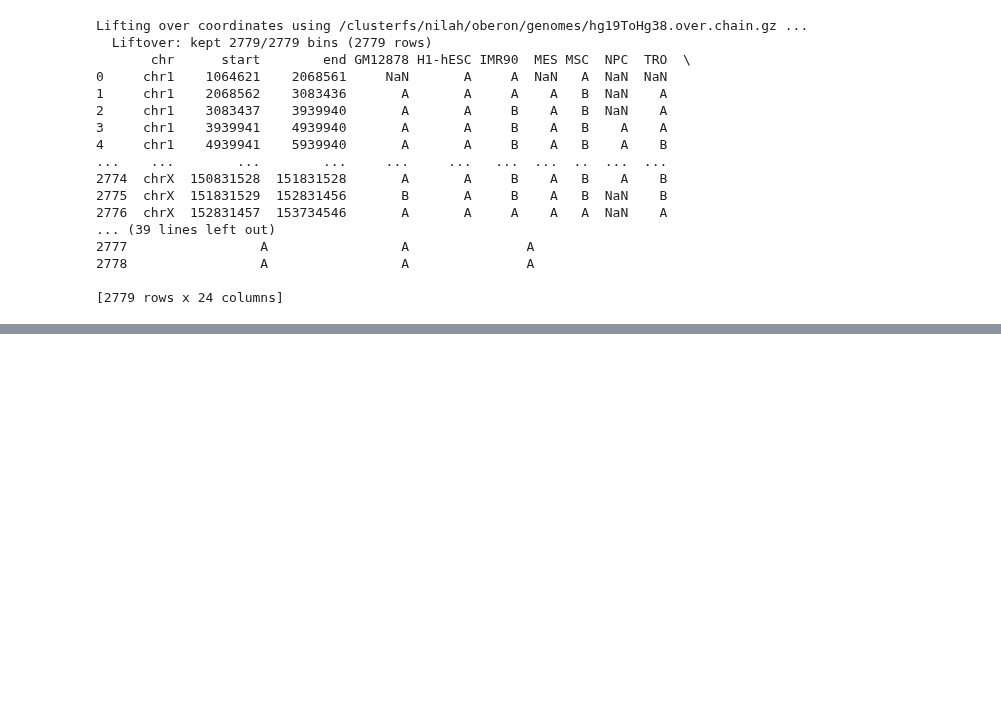
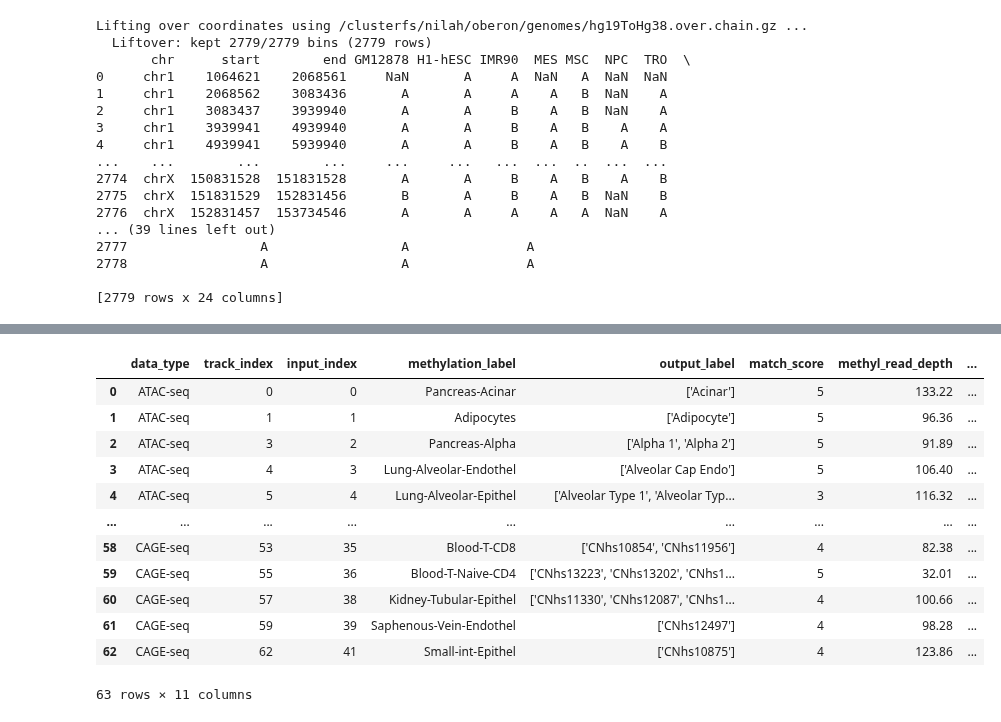
Before and after one commit to OberonDixon/methylseq-net-reproducibility, a Jupyter notebook: 5_figures/2_cell_types/cell_type_stats_optimized.ipynb, the cells around one changed output, grey strips where cells are left out. Drawn from its saved outputs; the diff is of its cells as text; code cells hidden in the pictures; blank space fills up the shorter version.

```diff
--- a/5_figures/2_cell_types/cell_type_stats_optimized.ipynb
+++ b/5_figures/2_cell_types/cell_type_stats_optimized.ipynb
@@ -241,6 +252,48 @@ celltype_names = defaultdict(dict, results['celltype_names'])
 match_qualities = defaultdict(lambda: defaultdict(list), results['match_qualities'])
 methyl_read_depth = defaultdict(lambda: defaultdict(list), results['methyl_read_depth'])
 high_count_loci_by_model = defaultdict(dict, results['high_count_loci_by_model'])
+# %%
+any_model = list(pearson_per_track.keys())[0]
+dataset_path = atlas_folder / any_model / "predictions.h5"
+io_mappings_df = BaseHDF5Dataset(dataset_path).get_io_mappings_df()
+
+rows = []
+for data_type, data_type_str in [('atac', 'ATAC-seq'), ('cage', 'CAGE-seq')]:
+    type_df = io_mappings_df[io_mappings_df['data_type'] == data_type_str].reset_index(drop=True)
+    for i, row in type_df.iterrows():
+        entry = {
+            'data_type': data_type.upper()+"-seq",
+            'track_index': row['channel'],
+            'input_index': row['cell_type'],
+            'methylation_label': row['methylation_files'].strip("[]'"),
+            'output_label': row['label_files'],
+            'match_score': match_qualities[any_model][data_type][i],
+            'methyl_read_depth': methyl_read_depth[any_model][data_type][i],
+        }
+        for model_identifier in "slurm32260895task0/fold3", "slurm32260895task1/fold3":
+            model_name = model_descriptions.get(model_identifier, model_identifier)
+            entry[f'{model_name} Pearson correlation'] = pearson_per_track[model_identifier][data_type][i]
+            entry[f'{model_name} differential Pearson correlation'] = pearson_per_track_delta[model_identifier][data_type][i]
+        rows.append(entry)
+
+df_out = pd.DataFrame(rows)
+display(df_out)
+with pd.ExcelWriter("supplementary_table_1.xlsx", engine="openpyxl") as writer:
+    df_out.to_excel(writer, sheet_name="Cell Type Mappings", index=False)
+# %% [output]
+|  | data_type | track_index | input_index | methylation_label | output_label | match_score | methyl_read_depth | ... |
+| 0 | ATAC-seq | 0 | 0 | Pancreas-Acinar | ['Acinar'] | 5 | 133.22 | ... |
+| 1 | ATAC-seq | 1 | 1 | Adipocytes | ['Adipocyte'] | 5 | 96.36 | ... |
+| 2 | ATAC-seq | 3 | 2 | Pancreas-Alpha | ['Alpha 1', 'Alpha 2'] | 5 | 91.89 | ... |
+| 3 | ATAC-seq | 4 | 3 | Lung-Alveolar-Endothel | ['Alveolar Cap Endo'] | 5 | 106.40 | ... |
+| 4 | ATAC-seq | 5 | 4 | Lung-Alveolar-Epithel | ['Alveolar Type 1', 'Alveolar Typ... | 3 | 116.32 | ... |
+| ... | ... | ... | ... | ... | ... | ... | ... | ... |
+| 58 | CAGE-seq | 53 | 35 | Blood-T-CD8 | ['CNhs10854', 'CNhs11956'] | 4 | 82.38 | ... |
+| 59 | CAGE-seq | 55 | 36 | Blood-T-Naive-CD4 | ['CNhs13223', 'CNhs13202', 'CNhs1... | 5 | 32.01 | ... |
+| 60 | CAGE-seq | 57 | 38 | Kidney-Tubular-Epithel | ['CNhs11330', 'CNhs12087', 'CNhs1... | 4 | 100.66 | ... |
+| 61 | CAGE-seq | 59 | 39 | Saphenous-Vein-Endothel | ['CNhs12497'] | 4 | 98.28 | ... |
+| 62 | CAGE-seq | 62 | 41 | Small-int-Epithel | ['CNhs10875'] | 4 | 123.86 | ... |
+63 rows × 11 columns
 # %%
 plot_size = 3
 cbar_extra = 0.7
```
Also changed, not shown: parts of 4 cells of this notebook, 41 other files.
